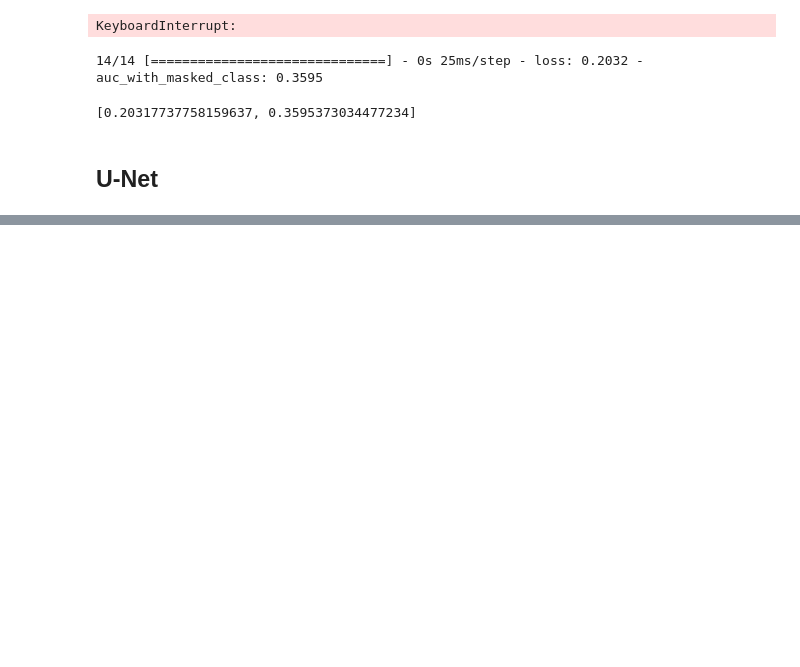
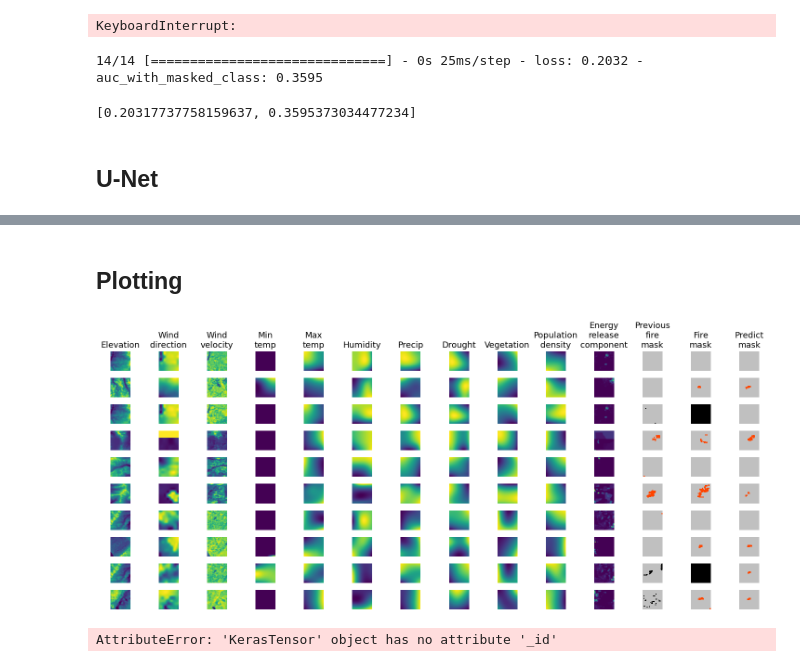
Before and after one commit to Yng314/next_day_wildfire_spread, a Jupyter notebook: train_ae.ipynb, the cells around one changed output, grey strips where cells are left out. Drawn from its saved outputs; the diff is of its cells as text; code cells hidden in the pictures; blank space fills up the shorter version.

```diff
--- a/train_ae.ipynb
+++ b/train_ae.ipynb
@@ -249,0 +260,18 @@ unet_model.evaluate(test_dataset)
+# %%
+unet_model = tf.keras.models.load_model('saved_model/unet_model', custom_objects={
+    'masked_weighted_cross_entropy_with_logits': losses.weighted_cross_entropy_with_logits_with_masked_class,
+    'AUCWithMaskedClass': AUCWithMaskedClass(with_logits=True)
+})
+# %%
+features = []
+labels = []
+for feature, label in test_dataset:
+    features.append(feature.numpy())
+    labels.append(label.numpy())
+all_features = tf.concat(features, axis=0)
+all_labels = tf.concat(labels, axis=0)
+
+logits = unet_model.predict(all_features)
+y_pred = tf.math.sigmoid(logits)
+#mask = tf.cast(tf.not_equal(all_labels, -1), tf.float32)
+predictions = tf.cast(y_pred >= 0.5, 'int32')
@@ -249,0 +280,2 @@ unet_model.evaluate(test_dataset)
+# %% [markdown]
+## Plotting
@@ -249,0 +310,22 @@ unet_model.evaluate(test_dataset)
+# %%
+inputs, labels = next(iter(test_dataset))
+# %%
+fig = plt.figure(figsize=(15,6.5))
+
+for i in range(n_rows):
+  for j in range(n_features + 2):
+    plt.subplot(n_rows, n_features + 2, i * (n_features + 2) + j + 1)
+    if i == 0:
+      plt.title(TITLES[j], fontsize=13)
+    if j < n_features - 1:
+      plt.imshow(inputs[i, :, :, j], cmap='viridis')
+    if j == n_features - 1:
+      plt.imshow(inputs[i, :, :, -1], cmap=CMAP, norm=NORM)
+    if j == n_features:
+      plt.imshow(labels[i, :, :, 0], cmap=CMAP, norm=NORM)
+    if j == n_features + 1:
+       plt.imshow(predictions[i, :, :, 0], cmap=CMAP, norm=NORM)
+    plt.axis('off')
+plt.tight_layout()
+# %% [output]
+[figure, added]
@@ -249,0 +342,13 @@ unet_model.evaluate(test_dataset)
+# %%
+# create a SegGradCAM object
+roi=PixelRoI(0,0,image)
+pixsgc = SegGradCAM(unet_model, image, cls,  prop_to_layer,prop_from_layer, roi=roi,
+                 normalize=True, abs_w=False, posit_w=False)
+# compute SegGradCAM
+pixsgc.SGC()
+# create an object with plotting functionality
+plotter = SegGradCAMplot(pixsgc,model=model,n_classes=n_classes,outfolder=mdir, gt = valset.Y[imid])
+# plot explanations on 1 picture
+plotter.explainPixel()
+# %% [output]
+AttributeError: 'KerasTensor' object has no attribute '_id'
```
Also changed, not shown: parts of 11 cells of this notebook, 1 other file.
